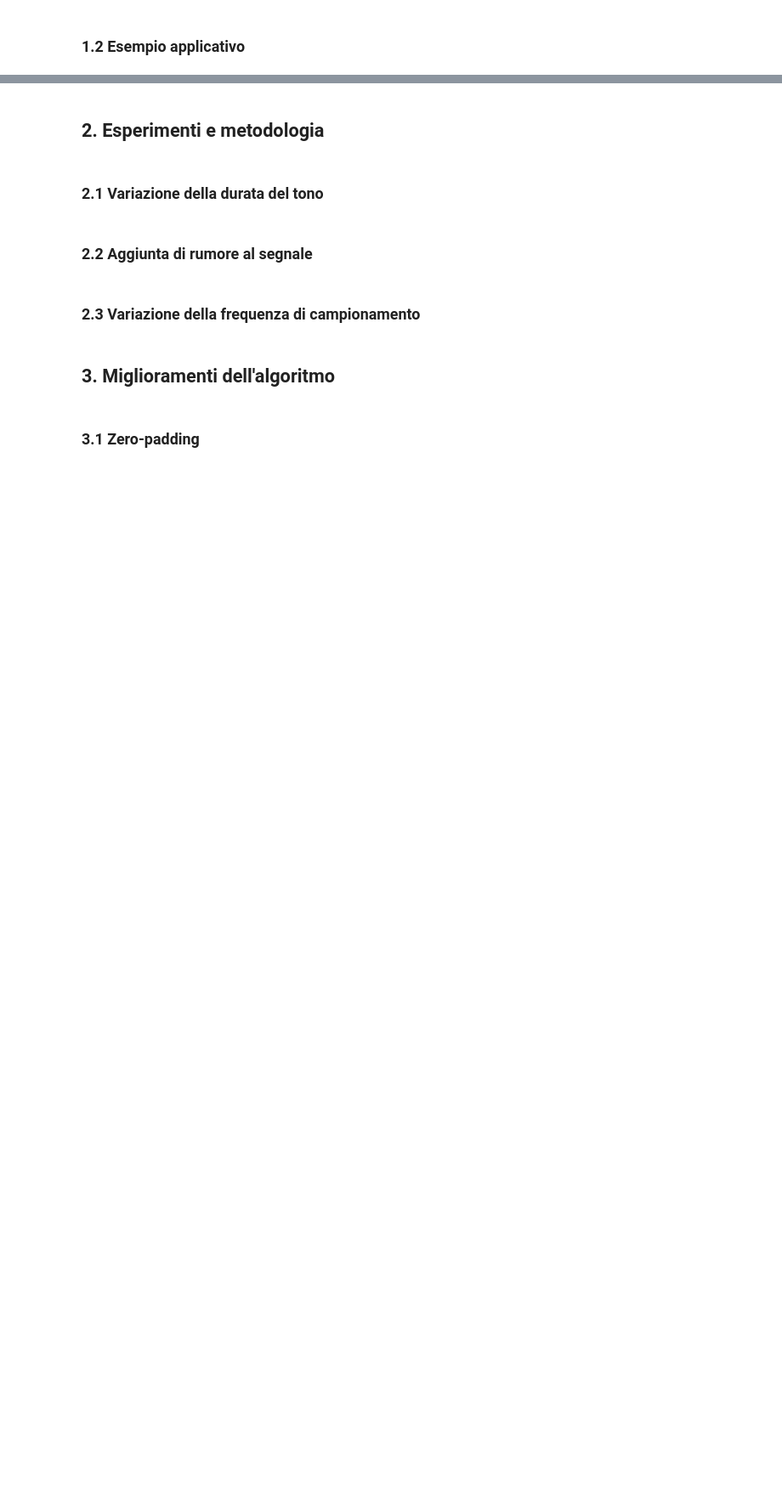
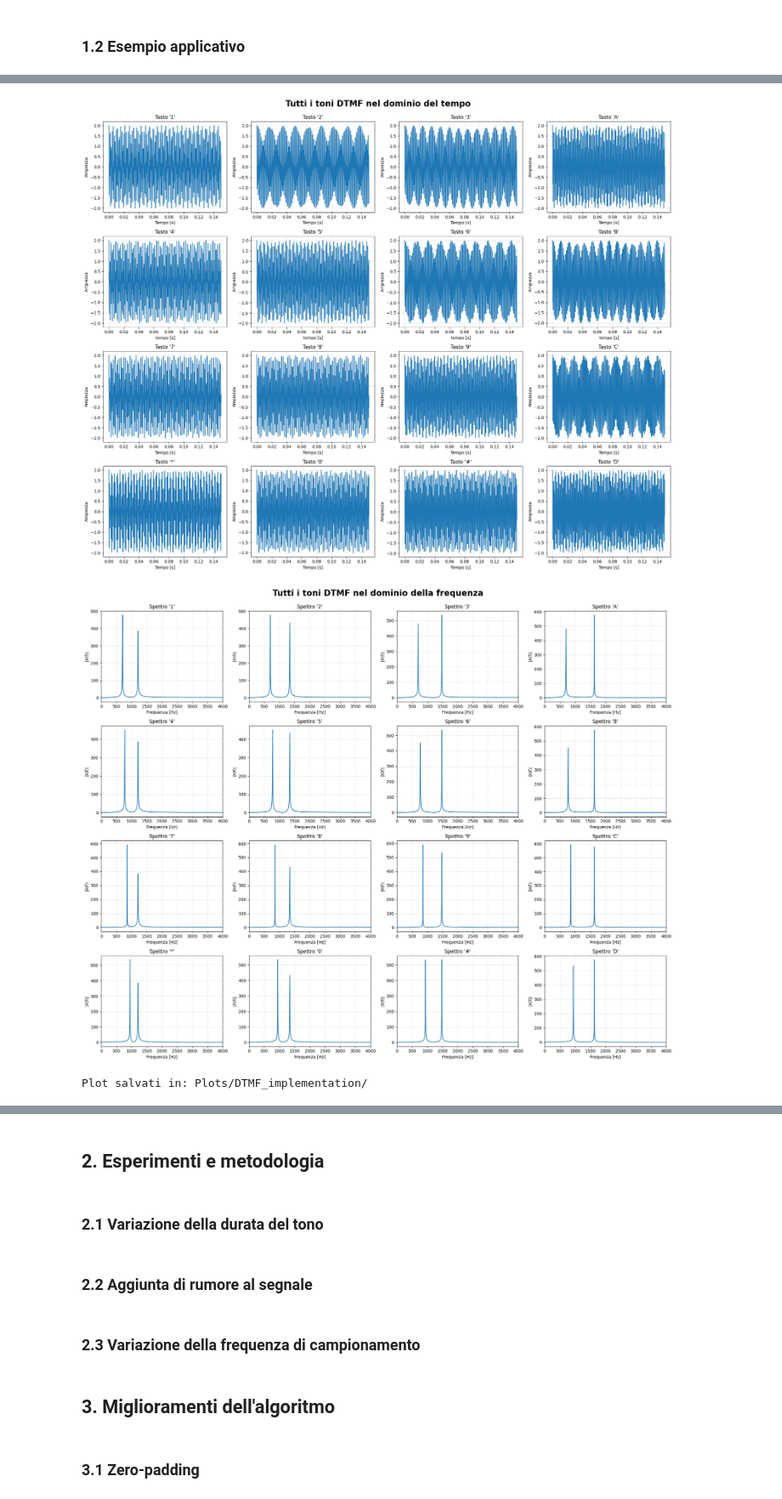
Before and after one commit to giulianaparadiso99/Analisi-tempo-frequenza-e-multiscala, a Jupyter notebook: generazione-e-riconoscimento-di-tonalit-dtmf.ipynb, the cells around one changed output, grey strips where cells are left out. Shown at 85% size. Drawn from its saved outputs; the diff is of its cells as text; code cells hidden in the pictures; blank space fills up the shorter version.

```diff
--- a/generazione-e-riconoscimento-di-tonalit-dtmf.ipynb
+++ b/generazione-e-riconoscimento-di-tonalit-dtmf.ipynb
@@ -111,2 +123,6 @@ Matrice frequenze DTMF:
 # %%
-plot_all_tones_grid(duration=0.15, Fs=8000, save_folder=PLOTS_IMPLEMENTATION)
+plot_all_tones_grid(duration=toneDuration, Fs=Fs, plot_folder=PLOTS_IMPLEMENTATION)
+# %% [output]
+[figure, added]
+[figure, added]
+Plot salvati in: Plots/DTMF_implementation/
```
Also changed, not shown: parts of 18 cells of this notebook, 17 other files.
